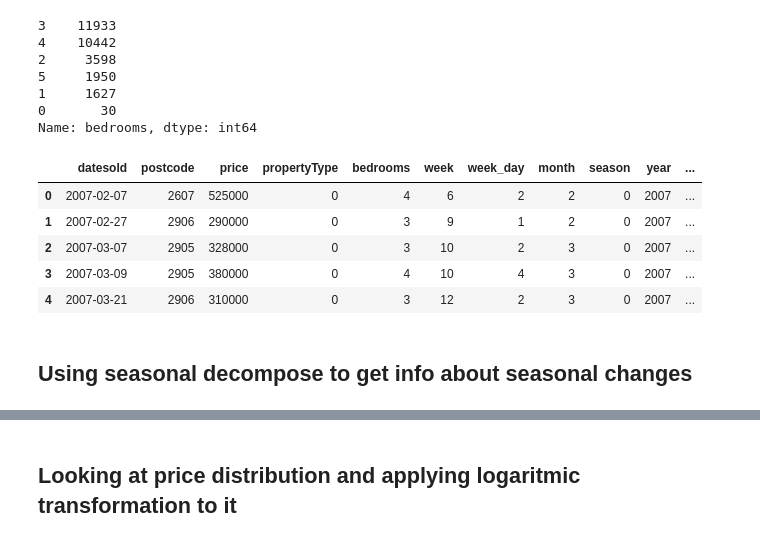
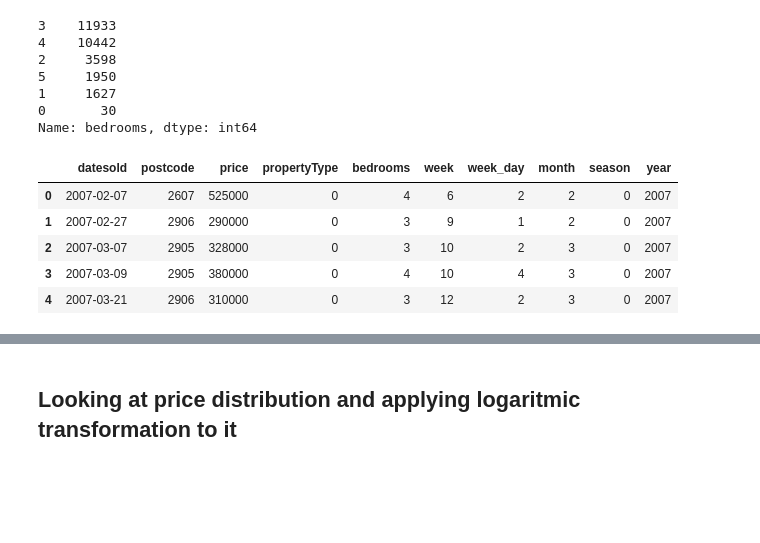
Before and after one commit to NathanBitu/House_Pricing_Forecasting, a Jupyter notebook: house_pricing.ipynb, the cells around one changed output, grey strips where cells are left out. Cells and saved outputs as stored; diff of their text form; code cells hidden in the pictures; blank space fills up the shorter version.

```diff
--- a/house_pricing.ipynb
+++ b/house_pricing.ipynb
@@ -36,20 +36,17 @@ Name: bedrooms, dtype: int64
 # %%
 raw_sales = raw_sales.loc[raw_sales['bedrooms'] != 0]
 raw_sales['datesold'] = pd.to_datetime(raw_sales['datesold'])
 raw_sales['week'] = raw_sales['datesold'].dt.isocalendar().week
 raw_sales['week_day'] = raw_sales['datesold'].dt.weekday
 raw_sales['month'] = raw_sales['datesold'].dt.month
 raw_sales['season'] = (raw_sales['datesold'].dt.month - 1)//3
 raw_sales['year'] = raw_sales['datesold'].dt.year
 raw_sales['propertyType']=raw_sales['propertyType'].replace(['house', 'unit'], [0,1])
-raw_sales['price_trans'] = np.log(raw_sales.price)
 raw_sales.head()
 # %% [output]
-|  | datesold | postcode | price | propertyType | bedrooms | week | week_day | month | season | year | ... |
-| 0 | 2007-02-07 | 2607 | 525000 | 0 | 4 | 6 | 2 | 2 | 0 | 2007 | ... |
-| 1 | 2007-02-27 | 2906 | 290000 | 0 | 3 | 9 | 1 | 2 | 0 | 2007 | ... |
-| 2 | 2007-03-07 | 2905 | 328000 | 0 | 3 | 10 | 2 | 3 | 0 | 2007 | ... |
-| 3 | 2007-03-09 | 2905 | 380000 | 0 | 4 | 10 | 4 | 3 | 0 | 2007 | ... |
-| 4 | 2007-03-21 | 2906 | 310000 | 0 | 3 | 12 | 2 | 3 | 0 | 2007 | ... |
+|  | datesold | postcode | price | propertyType | bedrooms | week | week_day | month | season | year |
+| 0 | 2007-02-07 | 2607 | 525000 | 0 | 4 | 6 | 2 | 2 | 0 | 2007 |
+| 1 | 2007-02-27 | 2906 | 290000 | 0 | 3 | 9 | 1 | 2 | 0 | 2007 |
+| 2 | 2007-03-07 | 2905 | 328000 | 0 | 3 | 10 | 2 | 3 | 0 | 2007 |
+| 3 | 2007-03-09 | 2905 | 380000 | 0 | 4 | 10 | 4 | 3 | 0 | 2007 |
+| 4 | 2007-03-21 | 2906 | 310000 | 0 | 3 | 12 | 2 | 3 | 0 | 2007 |
-# %% [markdown]
-## Using seasonal decompose to get info about seasonal changes
```
Also changed, not shown: parts of 30 cells of this notebook.
